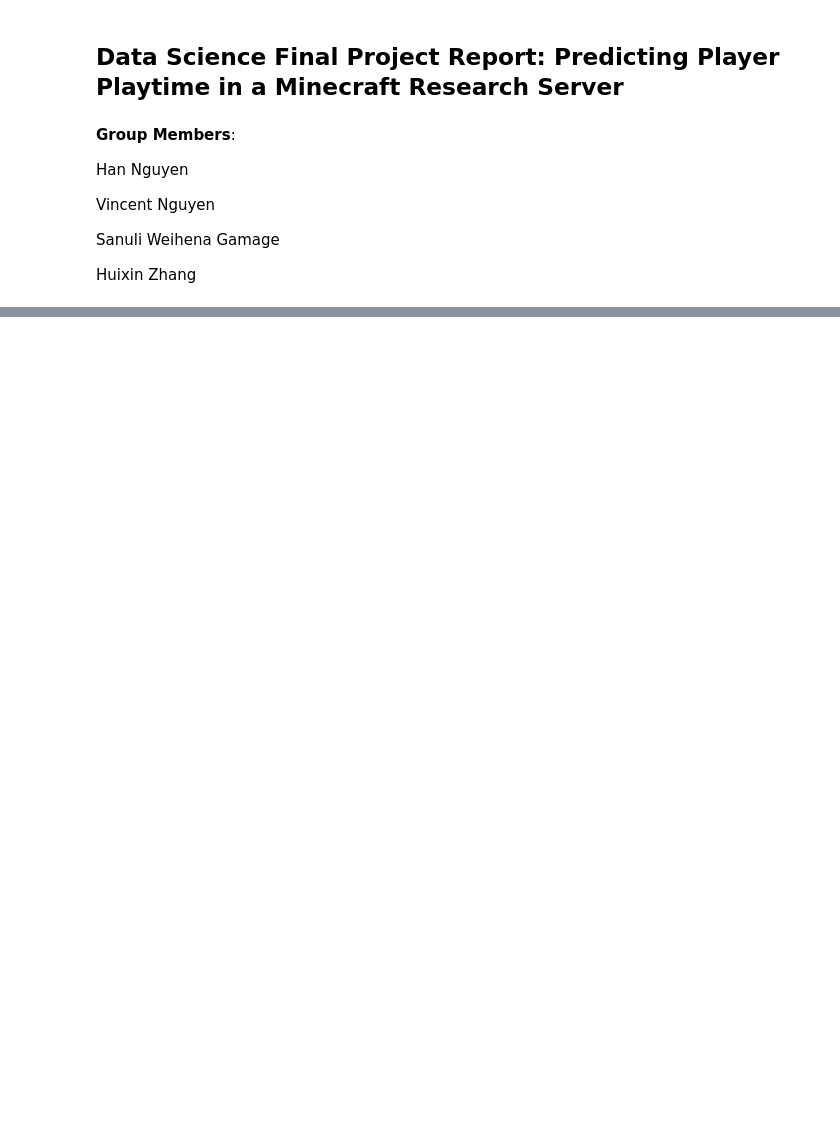
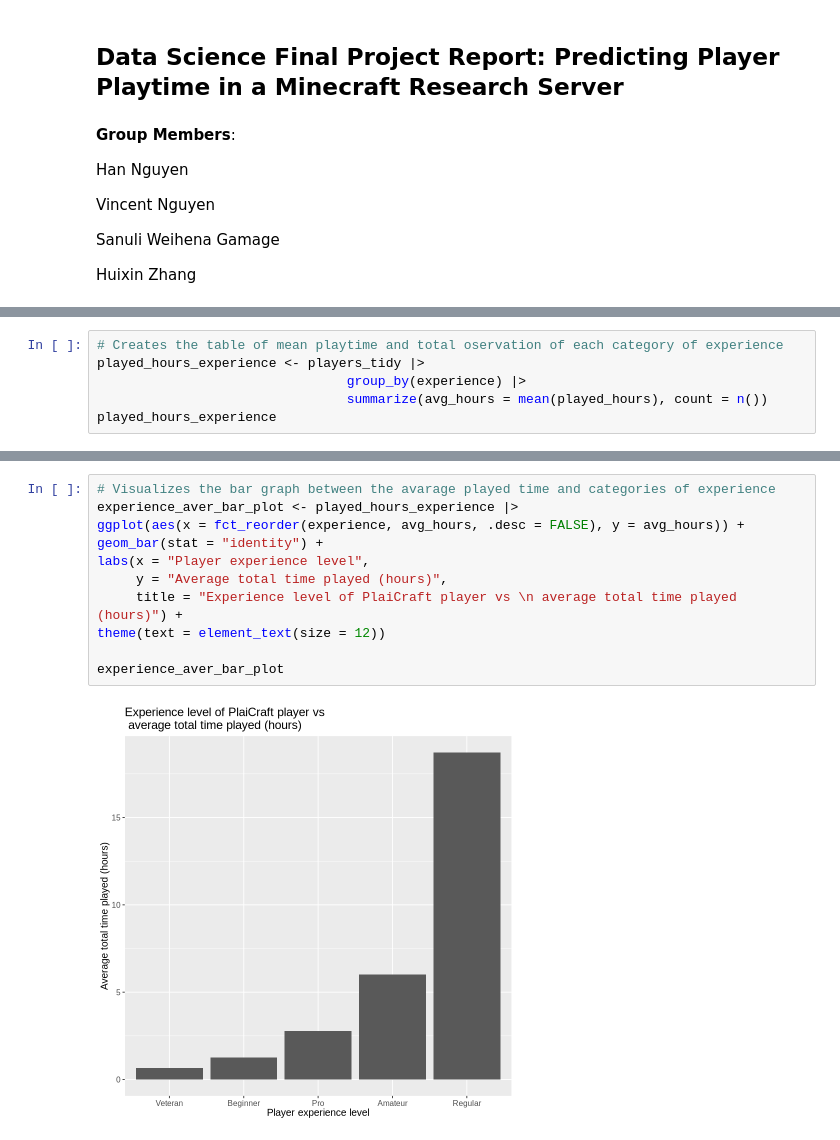
Before and after one commit to Han27-io/ds-project, a Jupyter notebook: dsci_project.ipynb, the cells around one changed output, grey strips where cells are left out. Drawn from its saved outputs; the diff is of its cells as text; blank space fills up the shorter version.

```diff
--- a/dsci_project.ipynb
+++ b/dsci_project.ipynb
@@ -111,0 +178,6 @@ A spec_tbl_df: 1535 × 5
+# %%
+# Creates the table of mean playtime and total oservation of each category of experience
+played_hours_experience <- players_tidy |>
+                                group_by(experience) |>
+                                summarize(avg_hours = mean(played_hours), count = n())
+played_hours_experience
@@ -111,0 +193,13 @@ A spec_tbl_df: 1535 × 5
+# %%
+# Visualizes the bar graph between the avarage played time and categories of experience
+experience_aver_bar_plot <- played_hours_experience |>
+ggplot(aes(x = fct_reorder(experience, avg_hours, .desc = FALSE), y = avg_hours)) +
+geom_bar(stat = "identity") +
+labs(x = "Player experience level",
+     y = "Average total time played (hours)",
+     title = "Experience level of PlaiCraft player vs \n average total time played (hours)") +
+theme(text = element_text(size = 12))
+
+experience_aver_bar_plot
+# %% [output]
+[figure, added]
```
Also changed, not shown: parts of 45 cells of this notebook.
